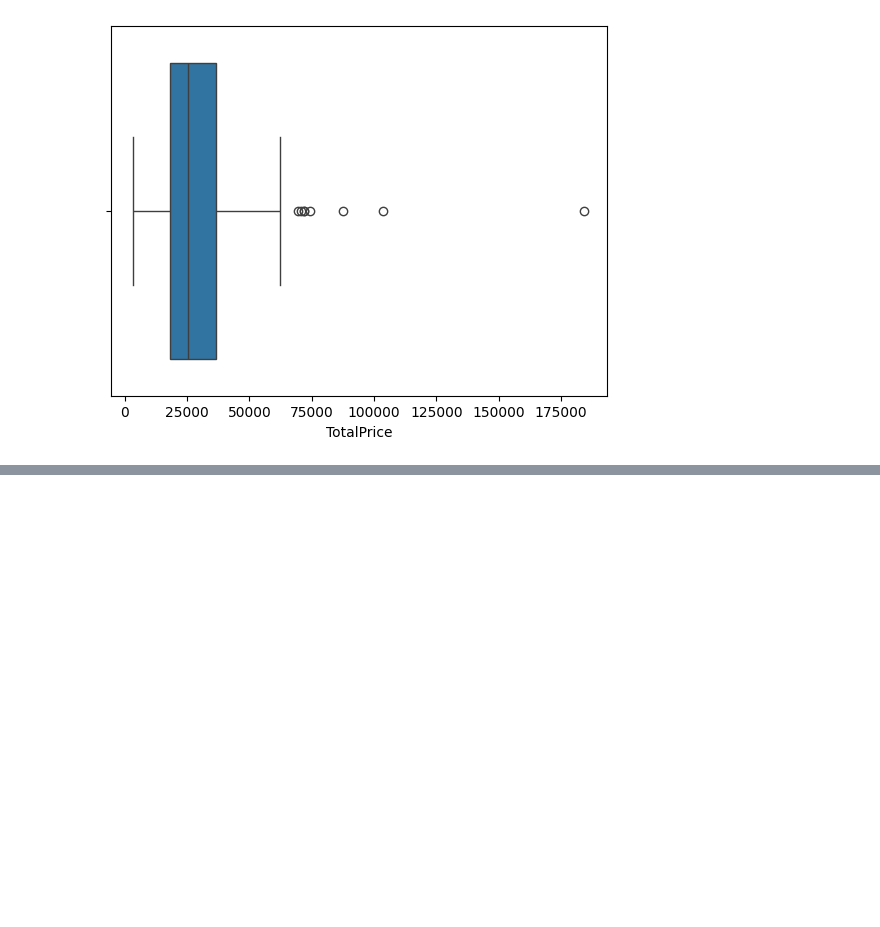
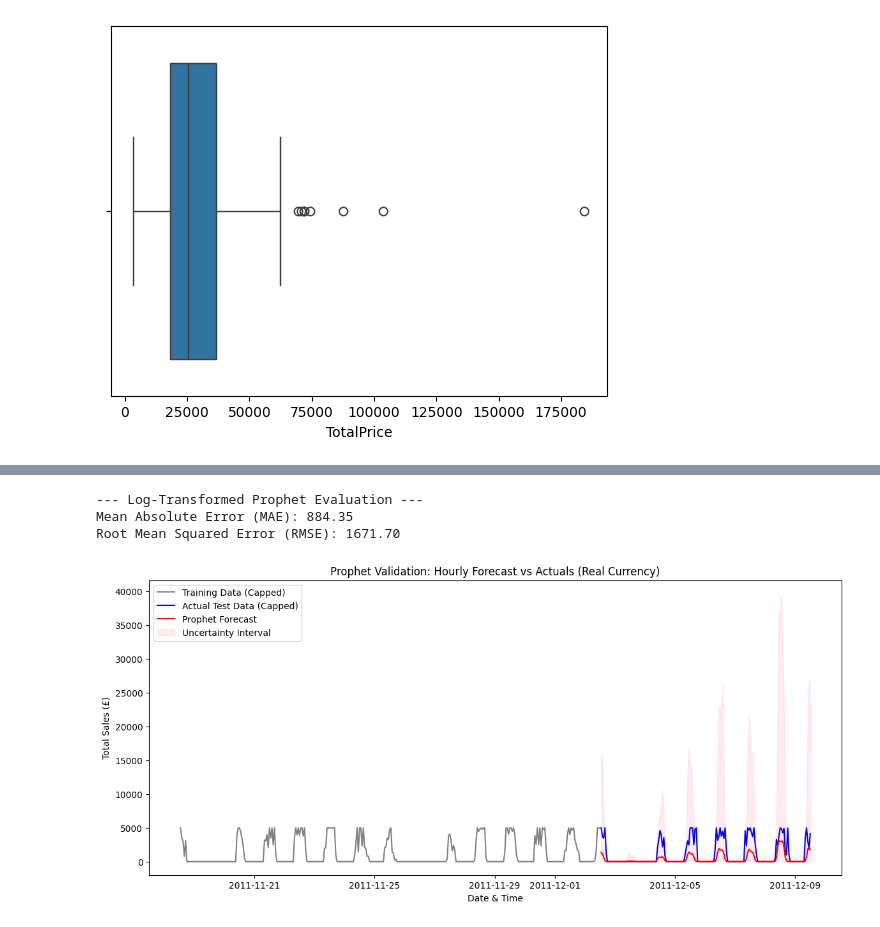
Before and after one commit to Pratham597/Retail_Sales_Forecasting, a Jupyter notebook: Forecasting/Analysis.ipynb, the cells around one changed output, grey strips where cells are left out. Saved outputs shown, nothing was run; the diff lists cells and outputs as text; code cells hidden in the pictures; blank space fills up the shorter version.

```diff
--- a/Forecasting/Analysis.ipynb
+++ b/Forecasting/Analysis.ipynb
@@ -194,0 +240,2 @@ plt.show()
+# %%
+hourly_df = df.set_index('InvoiceDate')['TotalSales'].resample('H').sum().reset_index()
@@ -194,0 +294,47 @@ plt.show()
+# %%
+future_test = model.make_future_dataframe(periods=holdout_hours, freq='h')
+forecast = model.predict(future_test)
+
+
+log_predictions = forecast.iloc[-holdout_hours:]['yhat']
+real_predictions = np.expm1(log_predictions)
+real_actuals = test_df['y']
+
+# 6. Evaluate
+mae = mean_absolute_error(real_actuals, real_predictions)
+rmse = np.sqrt(mean_squared_error(real_actuals, real_predictions))
+
+print("\n--- Log-Transformed Prophet Evaluation ---")
+print(f"Mean Absolute Error (MAE): {mae:.2f}")
+print(f"Root Mean Squared Error (RMSE): {rmse:.2f}")
+# %% [output]
+--- Log-Transformed Prophet Evaluation ---
+Mean Absolute Error (MAE): 884.35
+Root Mean Squared Error (RMSE): 1671.70
+# %%
+holdout_hours = 168
+
+plt.figure(figsize=(14, 6))
+real_train_y = np.expm1(train_data['y'])
+plt.plot(train_data['ds'][-336:], real_train_y[-336:], label='Training Data (Capped)', color='gray')
+
+plt.plot(test_df['ds'], test_df['y'], label='Actual Test Data (Capped)', color='blue')
+plt.plot(test_df['ds'], real_predictions, label='Prophet Forecast', color='red')
+
+real_yhat_lower = np.expm1(forecast.iloc[-holdout_hours:]['yhat_lower'])
+real_yhat_upper = np.expm1(forecast.iloc[-holdout_hours:]['yhat_upper'])
+
+plt.fill_between(
+    test_df['ds'],
+    real_yhat_lower,
+    real_yhat_upper,
+    color='pink', alpha=0.3, label='Uncertainty Interval'
+)
+
+plt.title("Prophet Validation: Hourly Forecast vs Actuals (Real Currency)")
+plt.xlabel("Date & Time")
+plt.ylabel("Total Sales (£)")
+plt.legend()
+plt.show()
+# %% [output]
+[figure, added]
```
Also changed, not shown: parts of 28 cells of this notebook.
